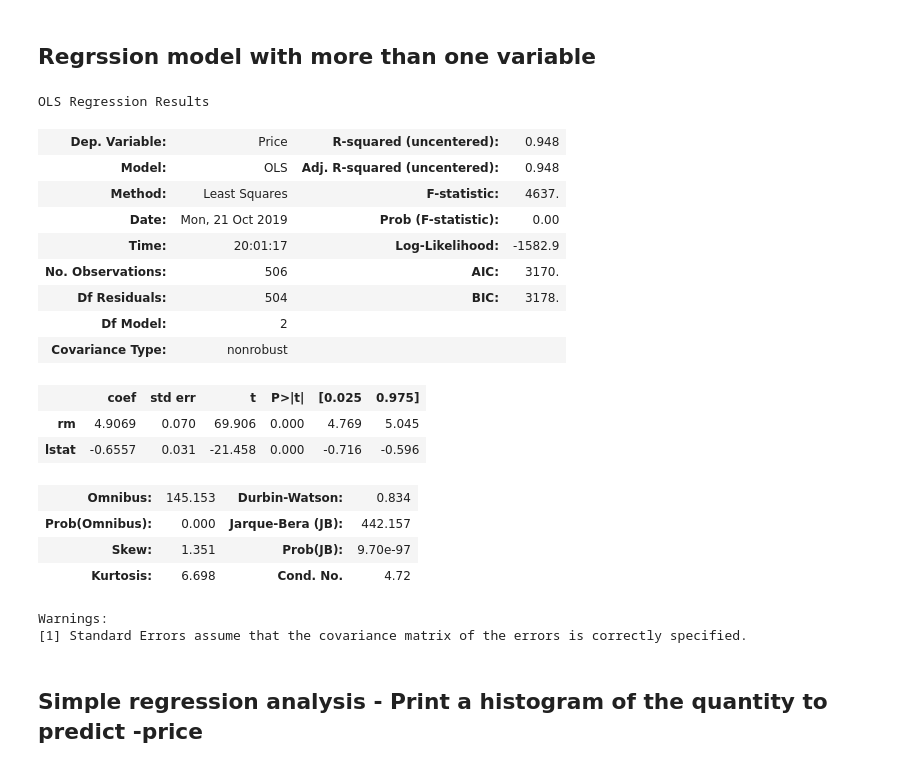
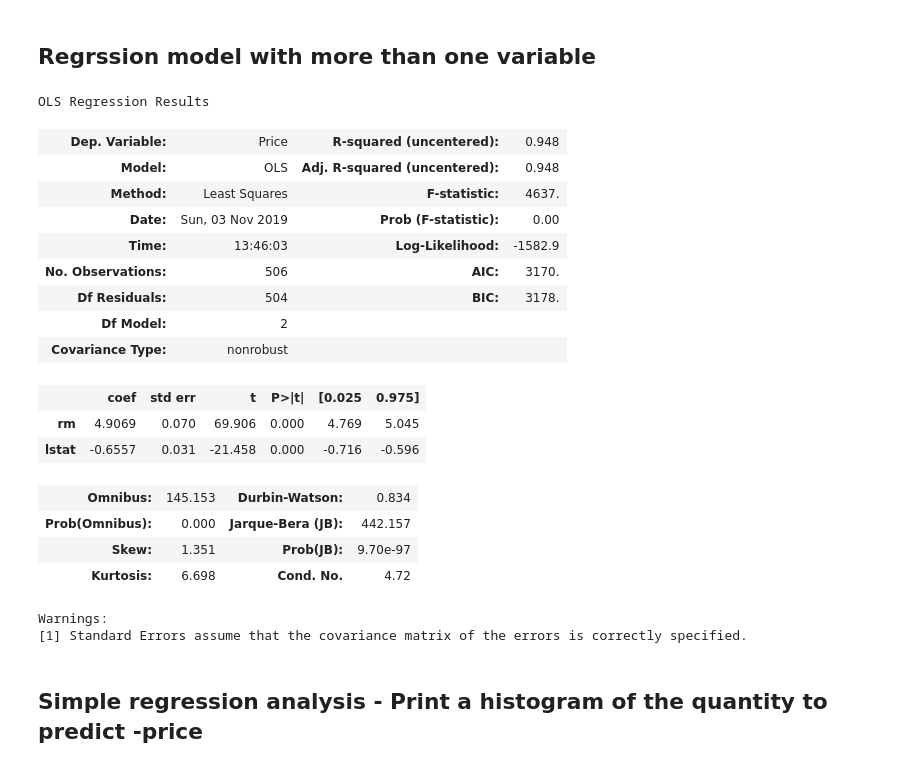
Before and after one commit to eamonnofarrell/Machine-Learning-Assessment2019, a Jupyter notebook: Machine-Learning-Assignment.ipynb, the cells around one changed output. Cells and saved outputs as stored; diff of their text form; code cells hidden in the pictures.

```diff
--- a/Machine-Learning-Assignment.ipynb
+++ b/Machine-Learning-Assignment.ipynb
@@ -180,18 +179,18 @@ Warnings:
 # %% [markdown]
 ## Regrssion model with more than one variable
 # %%
-X = df[["rm","lstat"]]
+X = data[["rm","lstat"]]
 y = target["Price"]
 model = sm.OLS(y, X).fit()
 predictions = model.predict(X)
 model.summary()
 # %% [output]
 OLS Regression Results
 | Dep. Variable: | Price | R-squared (uncentered): | 0.948 |
 | Model: | OLS | Adj. R-squared (uncentered): | 0.948 |
 | Method: | Least Squares | F-statistic: | 4637. |
-| Date: | Mon, 21 Oct 2019 | Prob (F-statistic): | 0.00 |
-| Time: | 20:01:17 | Log-Likelihood: | -1582.9 |
+| Date: | Sun, 03 Nov 2019 | Prob (F-statistic): | 0.00 |
+| Time: | 13:46:03 | Log-Likelihood: | -1582.9 |
 | No. Observations: | 506 | AIC: | 3170. |
 | Df Residuals: | 504 | BIC: | 3178. |
 | Df Model: | 2 |  |  |
```
Also changed, not shown: parts of 6 cells of this notebook.
